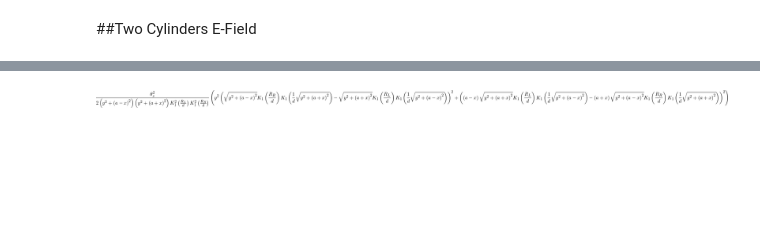
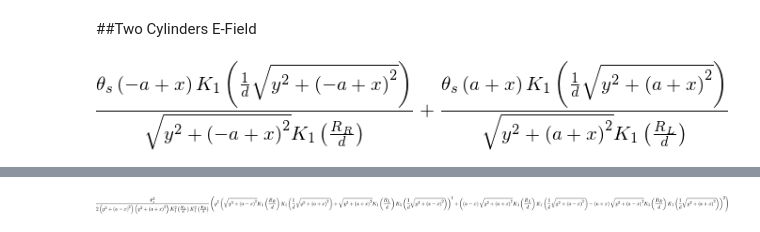
Before and after one commit to brettavedisian/Liquid-Crystals, a Jupyter notebook: sympy.ipynb, the cells around one changed output, grey strips where cells are left out. Saved outputs shown, nothing was run; the diff lists cells and outputs as text; code cells hidden in the pictures; blank space fills up the shorter version.

```diff
--- a/sympy.ipynb
+++ b/sympy.ipynb
@@ -139,4 +111,8 @@ ny_R = ny_cart(sqrt((x-a)**2 + y**2), x-a, y, theta_s, R_R, d)
 # %%
 nx_tot = nx_L + nx_R
 ny_tot = ny_L + ny_R
+# %%
+ny_tot
+# %% [output]
+[figure, added]
 # %%
```
Also changed, not shown: parts of 21 cells of this notebook.
